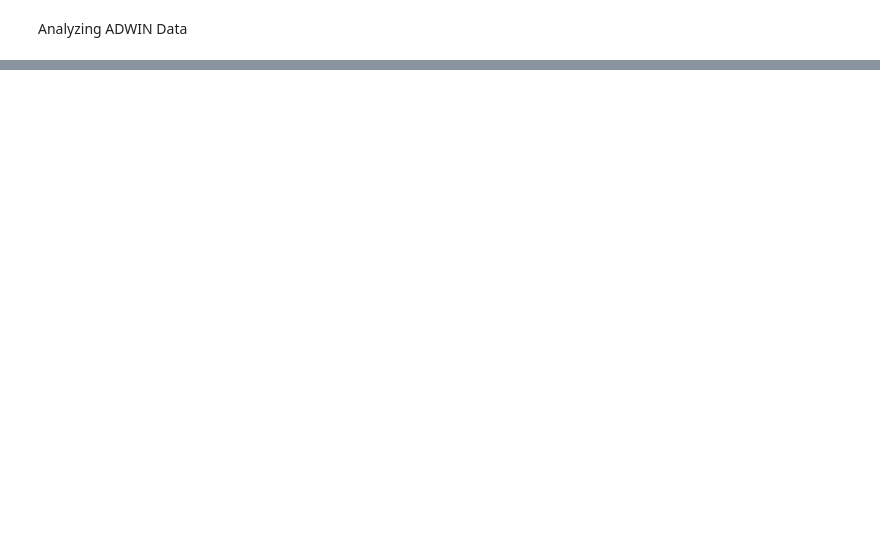
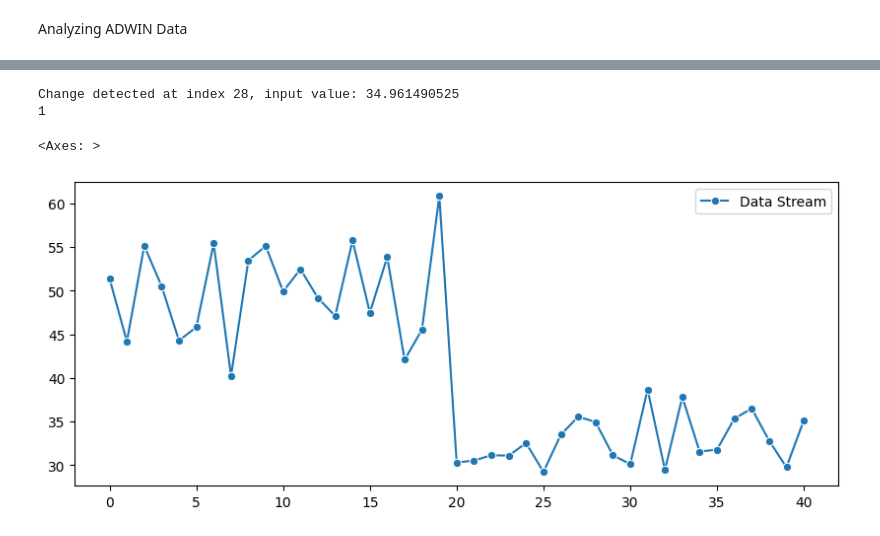
Before and after one commit to danieltabach/Drift-Detection, a Jupyter notebook: Victor Models/adwin.ipynb, the cells around one changed output, grey strips where cells are left out. Cells and saved outputs as stored; diff of their text form; code cells hidden in the pictures; blank space fills up the shorter version.

```diff
--- a/Victor Models/adwin.ipynb
+++ b/Victor Models/adwin.ipynb
@@ -22,0 +73,21 @@ date_average = df.groupby('Date')['Value 1'].mean()
+# %%
+adwin_all = drift.ADWIN(delta = .001, # significance value
+                    clock=1, # how often ADWIN should check for changes
+                    min_window_length=4, #Min length allowerd when checking concept drift, smaller may decrease delay but lead to false positives
+                    grace_period=0)
+change_points = []
+for i, val in enumerate(data_stream):
+    adwin.update(val)
+    if adwin.drift_detected:
+        print(f"Change detected at index {i}, input value: {val}")
+        print(adwin.n_detections)
+        change_points.append((i, val))
+# %% [output]
+Change detected at index 28, input value: 34.961490525
+1
+# %%
+plt.figure(figsize=(10, 4))
+sns.lineplot(x=np.arange(i+1), y=data_stream, marker="o", label="Data Stream")
+# %% [output]
+<Axes: >
+[figure, added]
```
Also changed, not shown: parts of 11 cells of this notebook.
